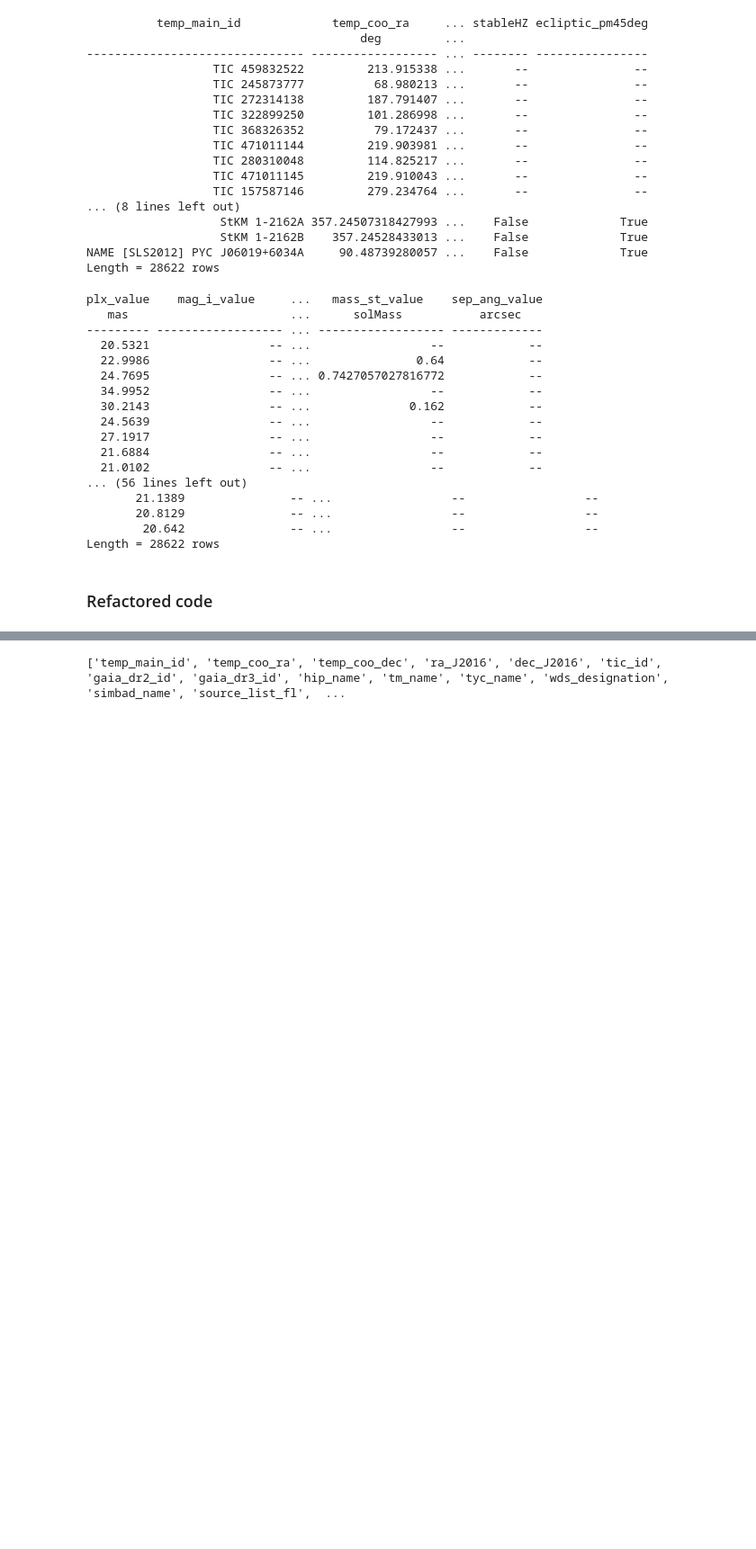
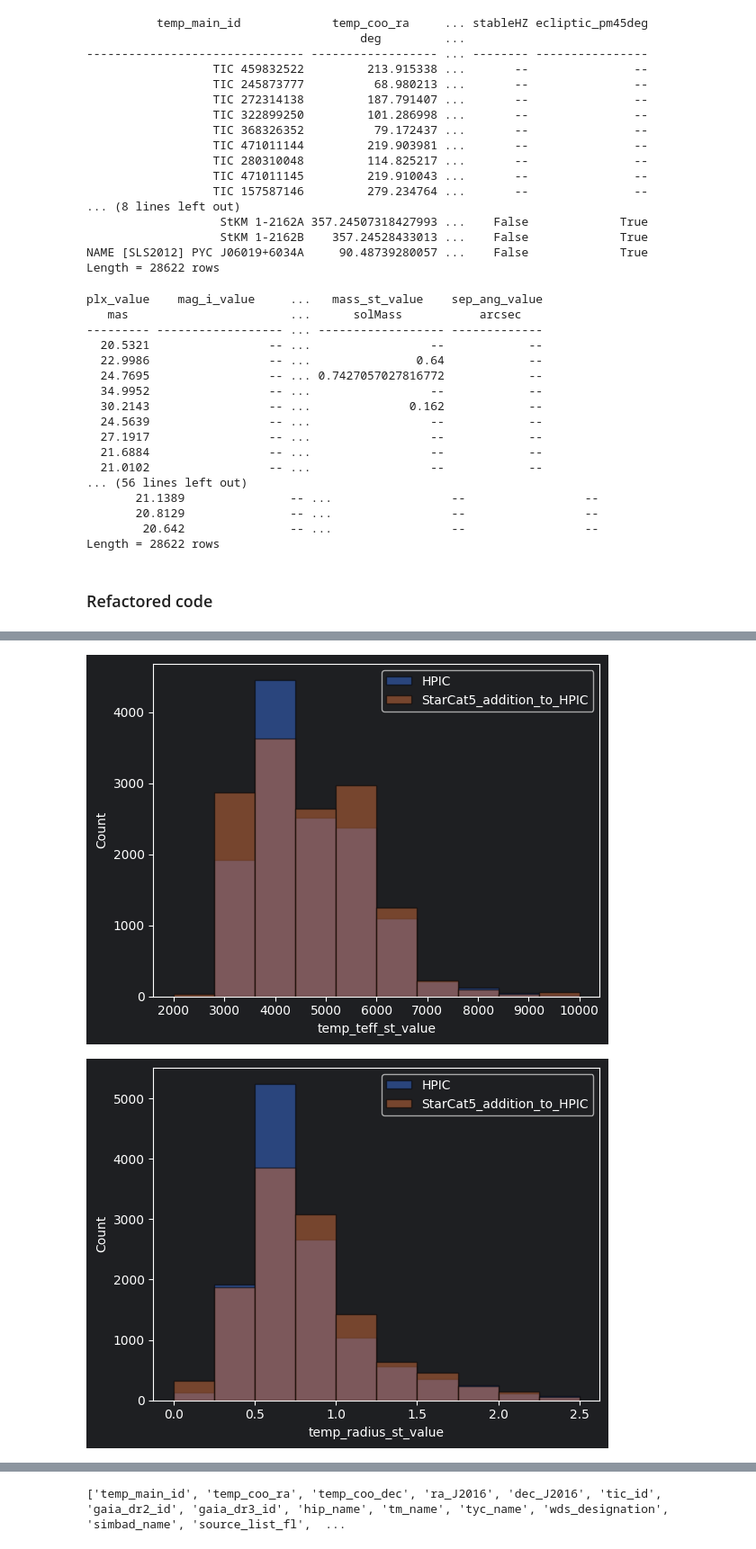
Before and after one commit to fmenti/life_td, a Jupyter notebook: data_generation/life_td_data_generation/catalog/starcat5_merger/NewProject.ipynb, the cells around one changed output, grey strips where cells are left out. Shown at 90% size. Saved outputs shown, nothing was run; the diff lists cells and outputs as text; code cells hidden in the pictures; blank space fills up the shorter version.

```diff
--- a/data_generation/life_td_data_generation/catalog/starcat5_merger/NewProject.ipynb
+++ b/data_generation/life_td_data_generation/catalog/starcat5_merger/NewProject.ipynb
@@ -240,0 +312,23 @@ Length = 28819 rows
+# %%
+def hist_plot(pre_merge_hpic,masked_starcat5):
+    alf = 0.5
+    edgecol = "black"
+    for col, range in zip(["temp_teff_st_value","temp_radius_st_value","temp_mass_st_value"],\
+            [[2000,10000], [0,2.5], [0,2]]):
+        plt.figure()
+        plt.hist(pre_merge_hpic[col], alpha = alf, edgecolor = edgecol,
+                 label = "HPIC", range = range)
+        plt.hist(masked_starcat5[col], alpha = alf, edgecolor = edgecol,
+                 label = "StarCat5_addition_to_HPIC", range = range)
+        plt.legend()
+        plt.xlabel(col)
+        plt.ylabel("Count")
+        plt.show()
+    return
+
+hist_plot(pre_merge_hpic,masked_starcat5)
+# how do I make the bins start at the same point? -> maybe range?
+# how do I get edges -> edgecolors
+# %% [output]
+[figure, added]
+[figure, added]
```
Also changed, not shown: parts of 15 cells of this notebook, 1 other file.
